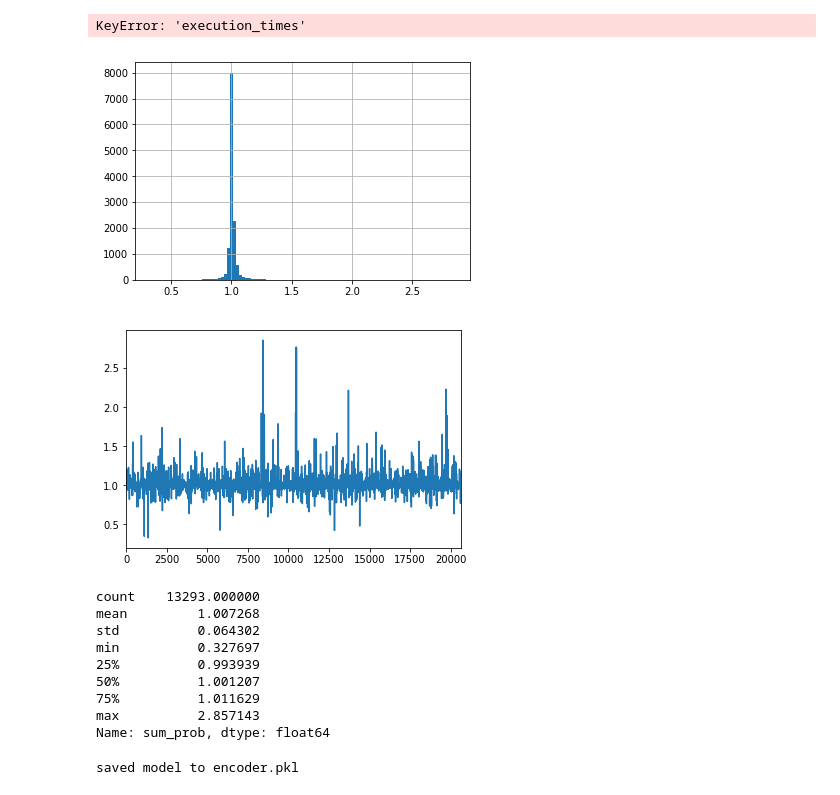
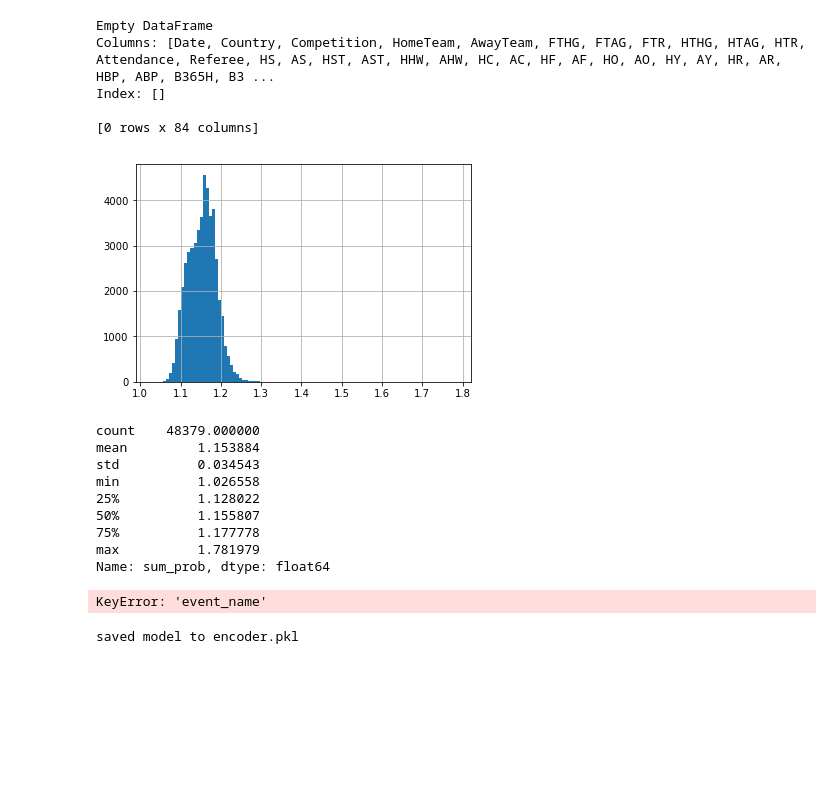
Before and after one commit to ahmedtra/BetfairResarch, a Jupyter notebook: RandomForestRegression strategy - Football_data_co_uk.ipynb, the cells around one changed output. Cells and saved outputs as stored; diff of their text form; code cells hidden in the pictures; blank space fills up the shorter version.

Commit message:
new research with UK footbal data

```diff
--- a/RandomForestRegression strategy - Football_data_co_uk.ipynb
+++ b/RandomForestRegression strategy - Football_data_co_uk.ipynb
@@ -1,11 +1,17 @@
 # %%
 import pandas as pd
 import numpy as np
+import matplotlib.pyplot as plt
+
 # col = ["scheduled_off","full_description","competition","competition_type","event_name",
 # "team1","team2","1","x","2","vol_1","vol_x","vol_2","bet_1","bet_x","bet_2","favorite_odd","favorite_flag","winner","IP_1","IP_x",
 # "IP_2","min_from_start_1","min_from_start_x","min_from_start_2","vm_ep_1","vm_ep_x","vm_ep_2","prob_1","prob_x","prob_2","pnl_1","pnl_x","pnl_2"]
 # types = [str, str, str, str, str, str, str, float, float, float, float, float ,float, float,
 #          float, float, float ,str, str, str, str, str, float, float, float,  float, float, float]
 # types = {col:t for col, t in zip(col, types)}
-data = pd.read_csv("RawData_FootballDataCoUk_DE_EN_ES.csv", header = 0, index_col = 0, encoding = "cp1252", sep = ";", dtype = types, na_values = ["\\N"])
+
+# Data file needs to be in xlsx format
+data = pd.read_excel("RawData_FootballDataCoUk_DE_EN_ES_FR_NL_BE_IT_PT_GR - Copie.xlsx", header = 0, index_col = 0, encoding = "cp1252", sep = ",", na_values = ["\\N"])
+data = data.drop(['Bb1X2','BbMxH','BbAvH','BbMxD','BbAvD','BbMxA','BbAvA','MaxH','MaxD','MaxA','AvgH','AvgD','AvgA','BbOU','BbMx>2.5','BbAv>2.5','BbMx<2.5','BbAv<2.5','BbAH','BbAHh','BbMxAHH','BbAvAHH','BbMxAHA','BbAvAHA','GBAHH','GBAHA','GBAH','LBAHH','LBAHA','LBAH','B365AHH','B365AHA','B365AH'],axis=1)
 data = data.reset_index()
+print(data)
@@ -23,37 +47,47 @@ data = data.reset_index()
 # data["2"] = data["2"] * data["sum_prob"]
 # data["x"] = data["x"] * data["sum_prob"]
 
+# Get columns which contain H, D or A as last character
 cols_H = [c for c in data.columns if c[-1] == 'H']
 cols_D = [c for c in data.columns if c[-1] == 'D']
 cols_A = [c for c in data.columns if c[-1] == 'A']
-data['H_MatchOdds'] = data[cols_H].mean()
-data['D_MatchOdds'] = data[cols_D].mean()
-data['A_MatchOdds'] = data[cols_A].mean()
-print(data)
+
+# Compute an average of all H odds, D odds and A odds to avoid arbitrage (i.e. when sum(1/odd_i) < 1)
+data['H_MatchOdds'] = data[cols_H].min(axis=1)
+data['D_MatchOdds'] = data[cols_D].min(axis=1)
+data['A_MatchOdds'] = data[cols_A].min(axis=1)
+
+# Remove rows where no odds are available
+data = data[data['H_MatchOdds'].isnull()==False]
+data = data[data['D_MatchOdds'].isnull()==False]
+data = data[data['A_MatchOdds'].isnull()==False]
+
+# Arbitrage Calculation
+data['sum_prob'] = (1 / data[['H_MatchOdds','D_MatchOdds','A_MatchOdds']]).sum(axis=1)
+
+# Test Odds consistancy Arbitrage, NaN, Inf
+#print(data[data['sum_prob']<0.1])
+# %% [output]
+Empty DataFrame
+Columns: [Date, Country, Competition, HomeTeam, AwayTeam, FTHG, FTAG, FTR, HTHG, HTAG, HTR, Attendance, Referee, HS, AS, HST, AST, HHW, AHW, HC, AC, HF, AF, HO, AO, HY, AY, HR, AR, HBP, ABP, B365H, B3 ...
+Index: []
+
+[0 rows x 84 columns]
-# %%
-data["execution_times"][data["execution_times"] < 10].hist(bins = 100)
-
-plt.show()
-data = data[data["execution_times"] < 10]
-# %% [output]
-KeyError: 'execution_times'
 # %%
-data["sum_prob"].hist(bins = 100)
-plt.show()
-data["sum_prob"].plot()
+# Plot 'sum prob' distribution to check no arbitrage (no data <1)
+data["sum_prob"].hist(bins=100)
 plt.show()
 data["sum_prob"].describe()
 # %% [output]
-[figure, old version]
+[figure, new version]
-[figure, removed]
-count    13293.000000
-mean         1.007268
-std          0.064302
-min          0.327697
-25%          0.993939
-50%          1.001207
-75%          1.011629
-max          2.857143
+count    48379.000000
+mean         1.153884
+std          0.034543
+min          1.026558
+25%          1.128022
+50%          1.155807
+75%          1.177778
+max          1.781979
 Name: sum_prob, dtype: float64
 # %%
 def split_team(s, i):
@@ -67,7 +101,9 @@ def split_team(s, i):
         return None
 
 data["team1"] = data["event_name"].apply(lambda x: split_team(x,0))
-data["team2"] = data["event_name"].apply(lambda x:split_team(x, 1))
+data["team2"] = data["event_name"].apply(lambda x: split_team(x,1))
+# %% [output]
+KeyError: 'event_name'
 # %%
 def pnl_per_runner(data, fee = 0.0, stake = 10, odds_ratio = 1):
     data = data.copy()
```
Also changed, not shown: parts of 1 cell of this notebook, 2 other files.
